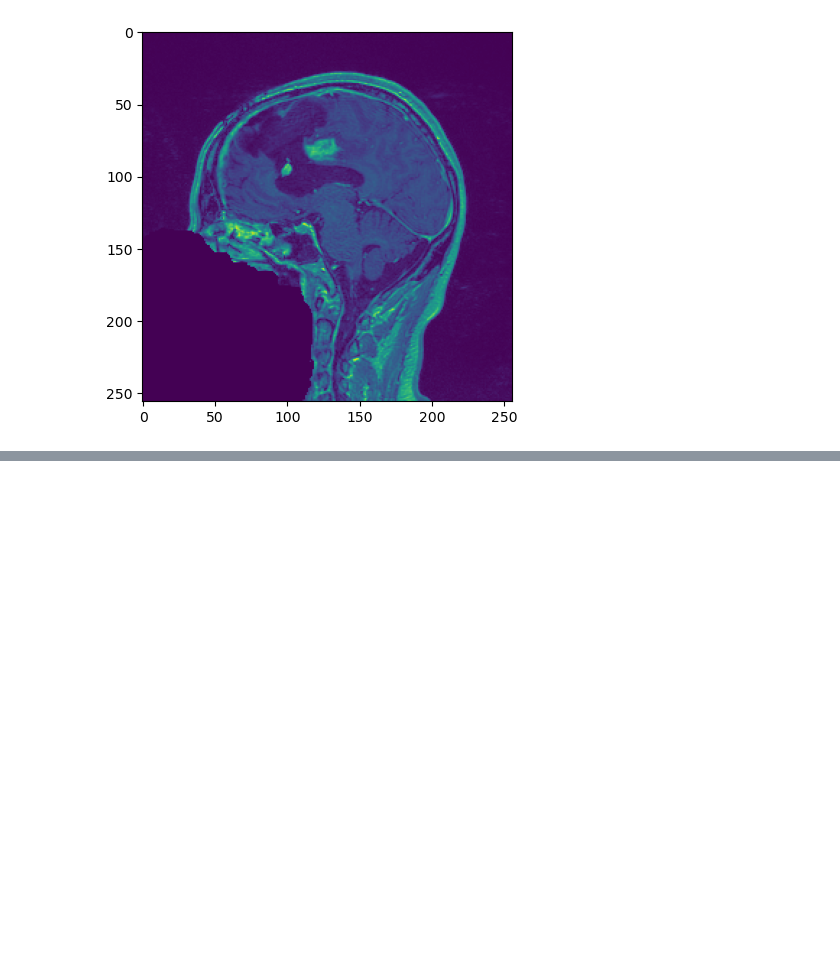
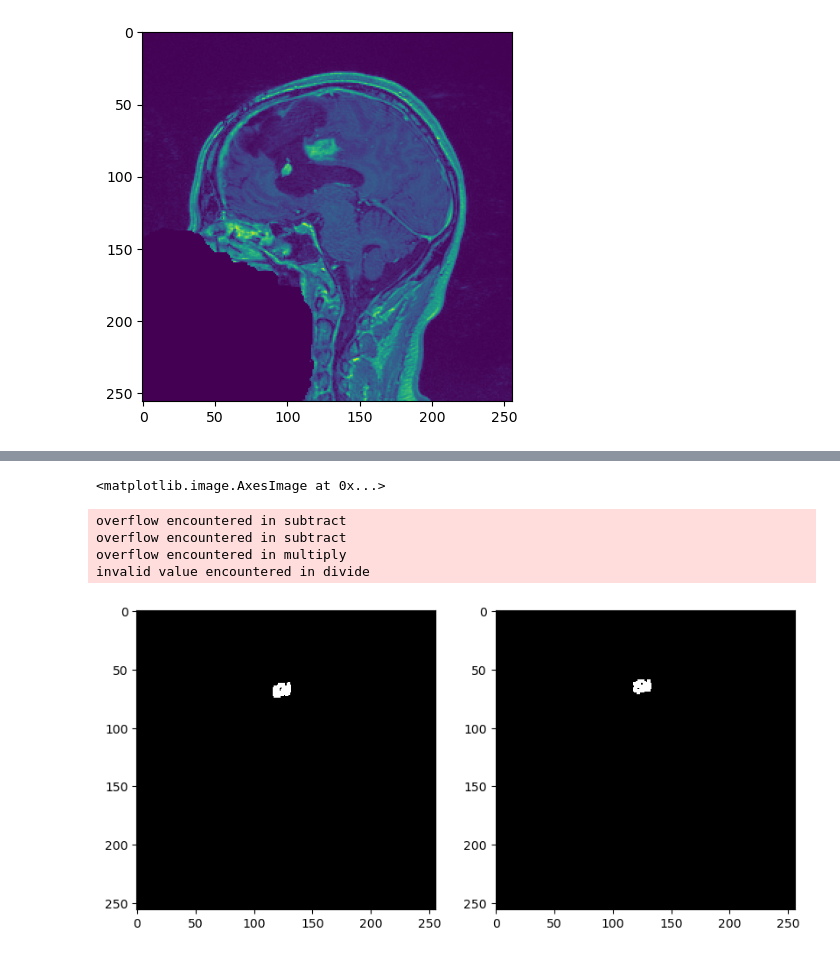
Before and after one commit to Nolab0/VTK-ITK, a Jupyter notebook: notebooks.ipynb, the cells around one changed output, grey strips where cells are left out. Saved outputs shown, nothing was run; the diff lists cells and outputs as text; code cells hidden in the pictures; blank space fills up the shorter version.

```diff
--- a/notebooks.ipynb
+++ b/notebooks.ipynb
@@ -126,0 +135,45 @@ interactor.Start()
+# %%
+#Segmentation
+
+def segmentation(img, seedX, seedY, seedZ, lower, upper):
+    type_ = type(img)
+
+    filter_ = itk.GradientAnisotropicDiffusionImageFilter[type_, type_].New()
+    filter_.SetInput(img)
+    output_image = filter_.GetOutput()
+
+    connected_threshold_filter = itk.ConnectedThresholdImageFilter[type_, type_].New()
+    connected_threshold_filter.SetInput(output_image)
+    seed = itk.Index[3]()
+    seed[0] = seedX
+    seed[1] = seedY
+    seed[2] = seedZ
+    connected_threshold_filter.SetSeed(seed)
+    connected_threshold_filter.Update()
+    connected_threshold_filter.SetLower(lower)
+    connected_threshold_filter.SetUpper(upper)
+    connected_threshold_filter.SetReplaceValue(255)
+    output_image = connected_threshold_filter.GetOutput()
+
+    rescaleIntensityFilter = itk.RescaleIntensityImageFilter[type_, type_].New()
+    rescaleIntensityFilter.SetInput(output_image)
+    rescaleIntensityFilter.Update()
+
+    return rescaleIntensityFilter.GetOutput()
+# %%
+segmented = segmentation(recalee, 125, 65, 80, 600, 800)
+# %%
+segmented2 = segmentation(image, 125, 65, 80, 600, 800)
+# %%
+plt.figure(figsize=(15,15))
+plt.subplot(1,3,1)
+plt.imshow(segmented[layer], cmap="gray")
+plt.subplot(1,3,2)
+plt.imshow(segmented2[layer], cmap="gray")
+# %% [output]
+<matplotlib.image.AxesImage at 0x...>
+overflow encountered in subtract
+overflow encountered in subtract
+overflow encountered in multiply
+invalid value encountered in divide
+[figure, added]
```
Also changed, not shown: parts of 9 cells of this notebook.
